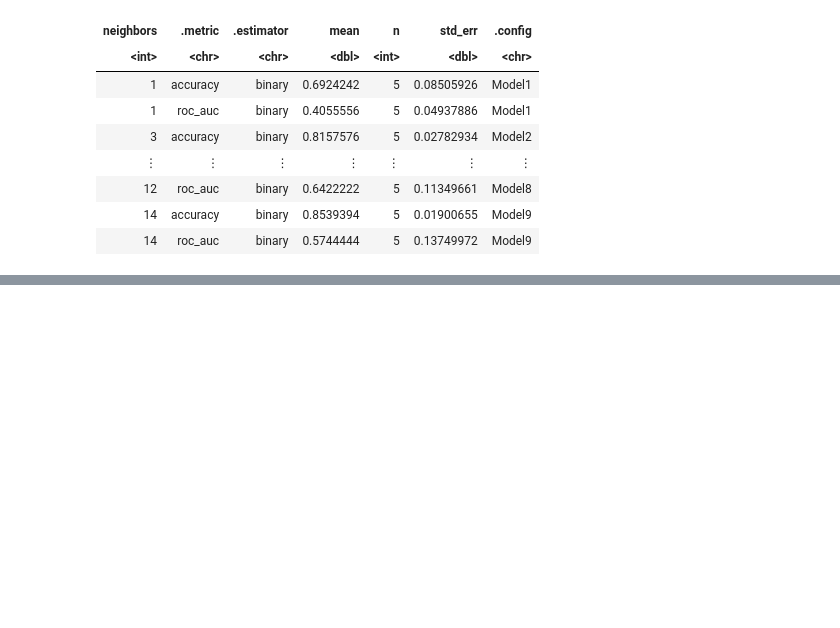
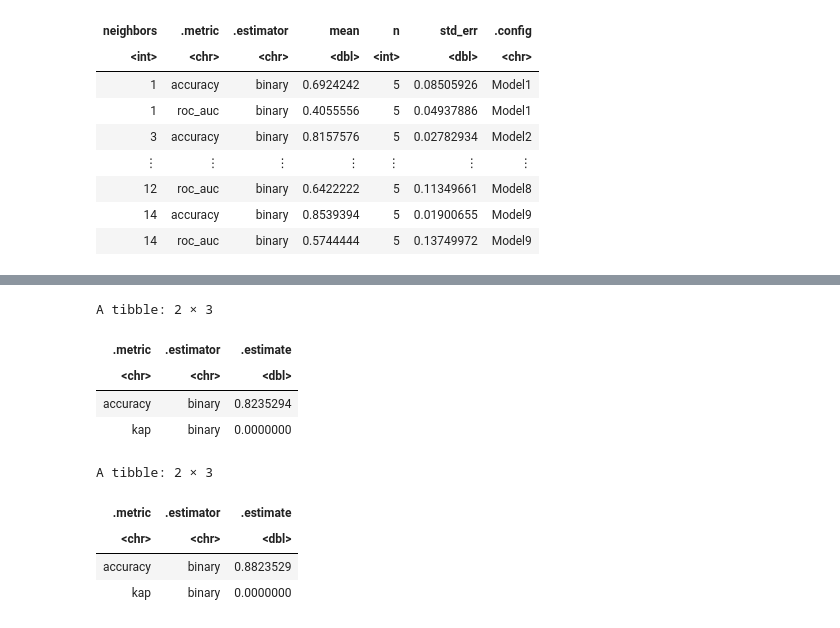
Before and after one commit to J4mesAcastor/group5_player_stats, a Jupyter notebook: Report.ipynb, the cells around one changed output, grey strips where cells are left out. Drawn from its saved outputs; the diff is of its cells as text; code cells hidden in the pictures; blank space fills up the shorter version.

```diff
--- a/Report.ipynb
+++ b/Report.ipynb
@@ -165,0 +193,50 @@ hand_accuracy_vs_k
+# %%
+set.seed(1234) # DO NOT REMOVE
+# Chose k = 12 for backhand, k = 5 for dominate hand
+backhand_best_k <- nearest_neighbor(weight_func = "rectangular", neighbors = 12) %>%
+    set_engine("kknn") %>%
+    set_mode("classification")
+
+hand_best_k <- nearest_neighbor(weight_func = "rectangular", neighbors = 5) %>%
+    set_engine("kknn") %>%
+    set_mode("classification")
+
+backhand_fit <- workflow() %>%
+    add_recipe(backhand_recipe) %>%
+    add_model(backhand_best_k) %>%
+    fit(data = backhand_training)
+
+hand_fit <- workflow() %>%
+    add_recipe(hand_recipe) %>%
+    add_model(hand_best_k) %>%
+    fit(data = hand_training)
+# %%
+set.seed(1234) # DO NOT REMOVE
+# Calculating accuracies of predictions with testing set
+backhand_predictions <- backhand_fit %>%
+    predict(backhand_testing) %>%
+    bind_cols(backhand_testing)
+
+backhand_metrics <- backhand_predictions %>%
+    metrics(truth = Backhand, estimate = .pred_class)
+
+hand_predictions <- hand_fit %>%
+    predict(hand_testing) %>%
+    bind_cols(hand_testing)
+
+hand_metrics <- hand_predictions %>%
+    metrics(truth = Dominate.Hand, estimate = .pred_class)
+
+backhand_metrics
+hand_metrics
+# %% [output]
+A tibble: 2 × 3
+| .metric | .estimator | .estimate |
+| <chr> | <chr> | <dbl> |
+| accuracy | binary | 0.8235294 |
+| kap | binary | 0.0000000 |
+A tibble: 2 × 3
+| .metric | .estimator | .estimate |
+| <chr> | <chr> | <dbl> |
+| accuracy | binary | 0.8823529 |
+| kap | binary | 0.0000000 |
```
Also changed, not shown: parts of 6 cells of this notebook.
